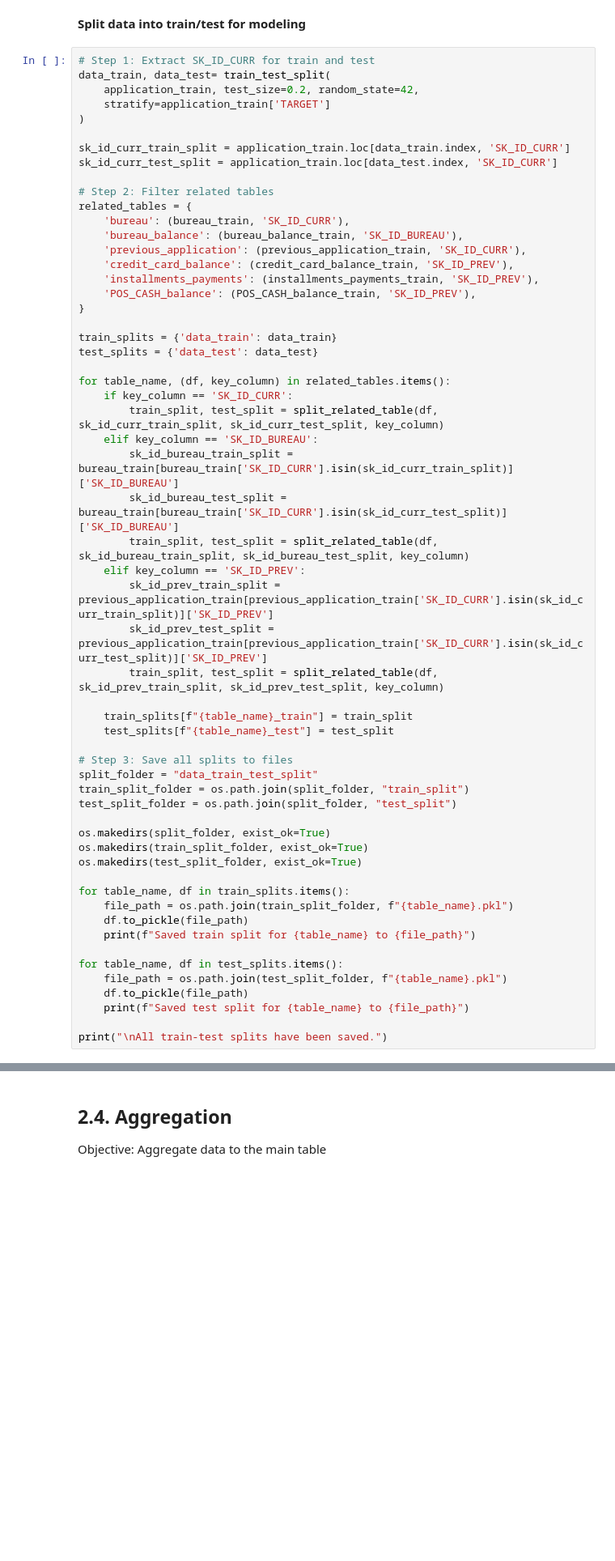
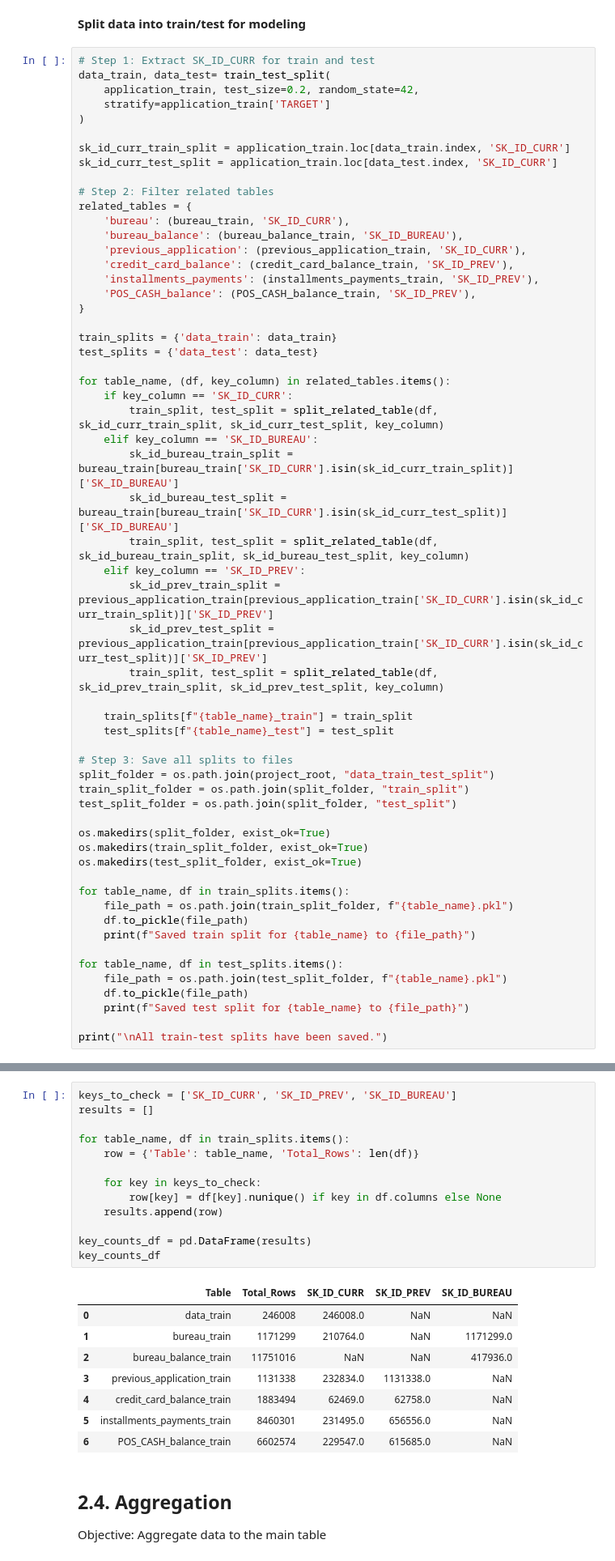
Before and after one commit to CelineChiLamNg/home_credit_default_prediction, a Jupyter notebook: notebooks/home_credit_1.ipynb, the cells around one changed output, grey strips where cells are left out. Shown: that part at 81% size. Cells and saved outputs as stored; diff of their text form; blank space fills up the shorter version.

```diff
--- a/notebooks/home_credit_1.ipynb
+++ b/notebooks/home_credit_1.ipynb
@@ -675,7 +677,7 @@ for table_name, (df, key_column) in related_tables.items():
     test_splits[f"{table_name}_test"] = test_split
 
 # Step 3: Save all splits to files
-split_folder = "data_train_test_split"
+split_folder = os.path.join(project_root, "data_train_test_split")
 train_split_folder = os.path.join(split_folder, "train_split")
 test_split_folder = os.path.join(split_folder, "test_split")
 
@@ -712,5 +714,27 @@ Saved test split for POS_CASH_balance_test to data_train_test_split/test_split/P
 
 All train-test splits have been saved.
+# %%
+keys_to_check = ['SK_ID_CURR', 'SK_ID_PREV', 'SK_ID_BUREAU']
+results = []
+
+for table_name, df in train_splits.items():
+    row = {'Table': table_name, 'Total_Rows': len(df)}
+
+    for key in keys_to_check:
+        row[key] = df[key].nunique() if key in df.columns else None
+    results.append(row)
+
+key_counts_df = pd.DataFrame(results)
+key_counts_df
+# %% [output]
+|  | Table | Total_Rows | SK_ID_CURR | SK_ID_PREV | SK_ID_BUREAU |
+| 0 | data_train | 246008 | 246008.0 | NaN | NaN |
+| 1 | bureau_train | 1171299 | 210764.0 | NaN | 1171299.0 |
+| 2 | bureau_balance_train | 11751016 | NaN | NaN | 417936.0 |
+| 3 | previous_application_train | 1131338 | 232834.0 | 1131338.0 | NaN |
+| 4 | credit_card_balance_train | 1883494 | 62469.0 | 62758.0 | NaN |
+| 5 | installments_payments_train | 8460301 | 231495.0 | 656556.0 | NaN |
+| 6 | POS_CASH_balance_train | 6602574 | 229547.0 | 615685.0 | NaN |
 # %% [markdown]
 ## 2.4. Aggregation
 Objective: Aggregate data to the main table
```
Also changed, not shown: parts of 8 cells of this notebook, 4 other files.
